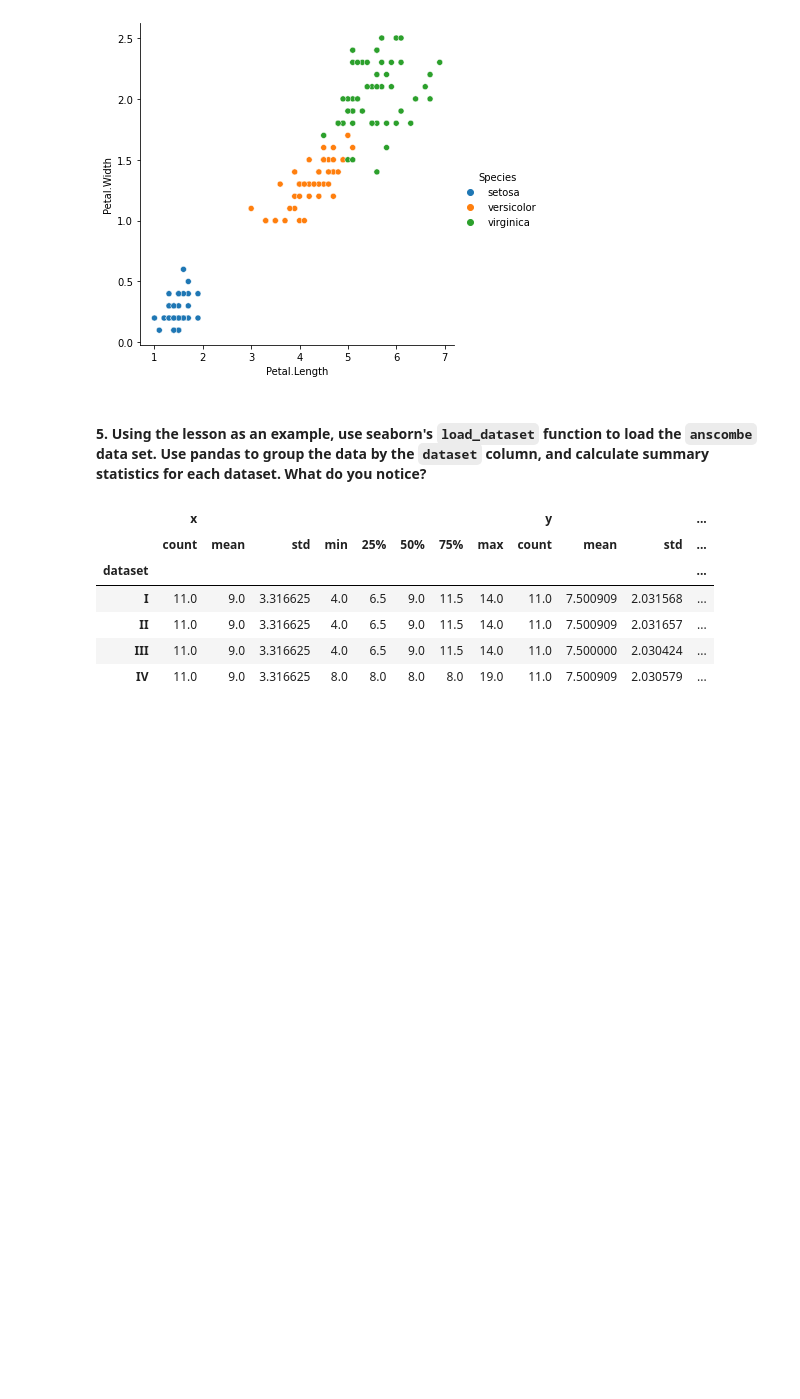
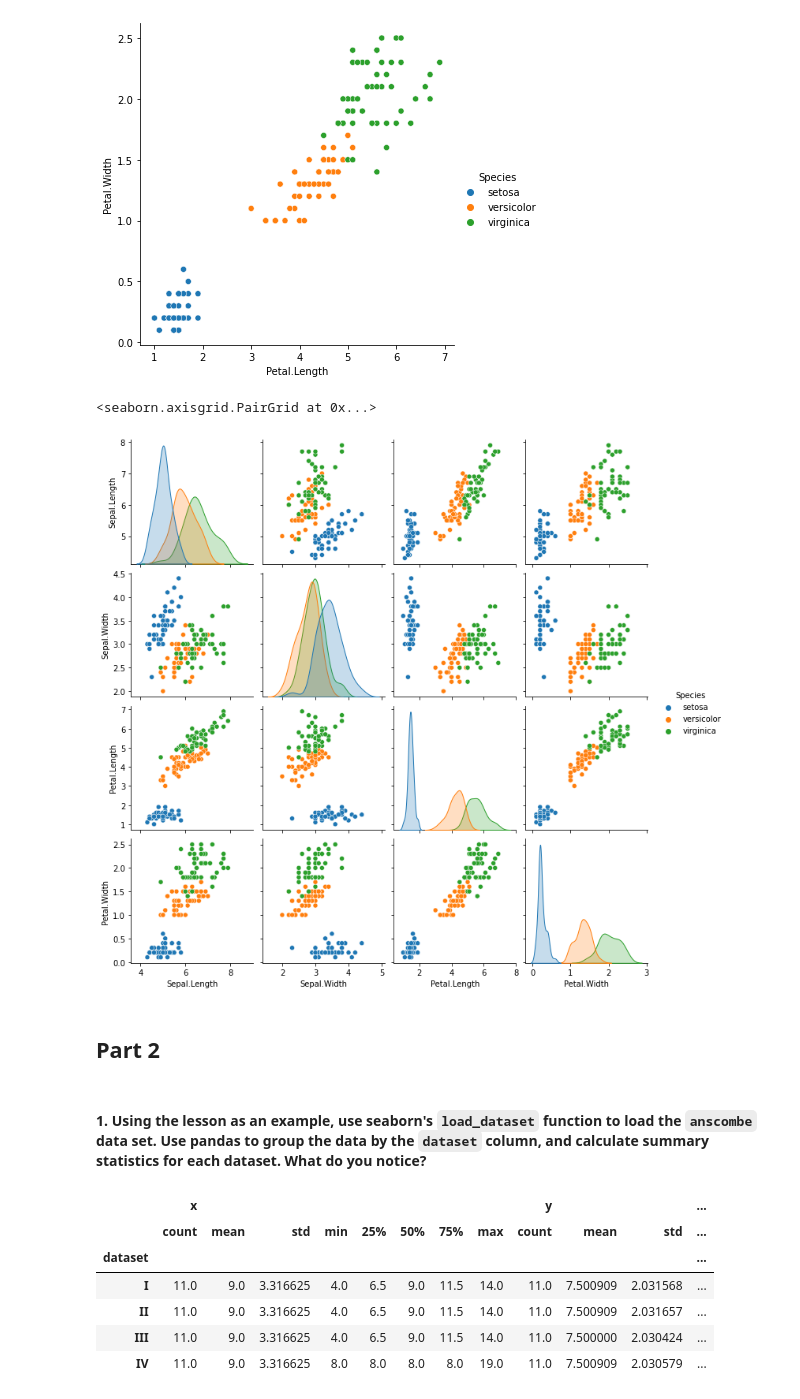
Before and after one commit to sophia-stewart/numpy-pandas-visualization-exercises, a Jupyter notebook: seaborn_exercises.ipynb, the cells around one changed output. Cells and saved outputs as stored; diff of their text form; code cells hidden in the pictures; blank space fills up the shorter version.

```diff
--- a/seaborn_exercises.ipynb
+++ b/seaborn_exercises.ipynb
@@ -61,8 +61,15 @@ sns.relplot(data = iris, x = 'Petal.Length', y = 'Petal.Width', hue = 'Species')
 # %% [output]
 <seaborn.axisgrid.FacetGrid at 0x...>
 [figure]
+# %%
+sns.pairplot(data = iris, hue = 'Species')
+# %% [output]
+<seaborn.axisgrid.PairGrid at 0x...>
+[figure, added]
+# %% [markdown]
+## Part 2
 # %% [markdown]
-#### 5. Using the lesson as an example, use seaborn's `load_dataset` function to load the `anscombe` data set. Use pandas to group the data by the `dataset` column, and calculate summary statistics for each dataset. What do you notice?
+#### 1. Using the lesson as an example, use seaborn's `load_dataset` function to load the `anscombe` data set. Use pandas to group the data by the `dataset` column, and calculate summary statistics for each dataset. What do you notice?
 # %%
 anscombe = sns.load_dataset('anscombe')
 anscombe.groupby('dataset').describe()
```
Also changed, not shown: parts of 13 cells of this notebook.
